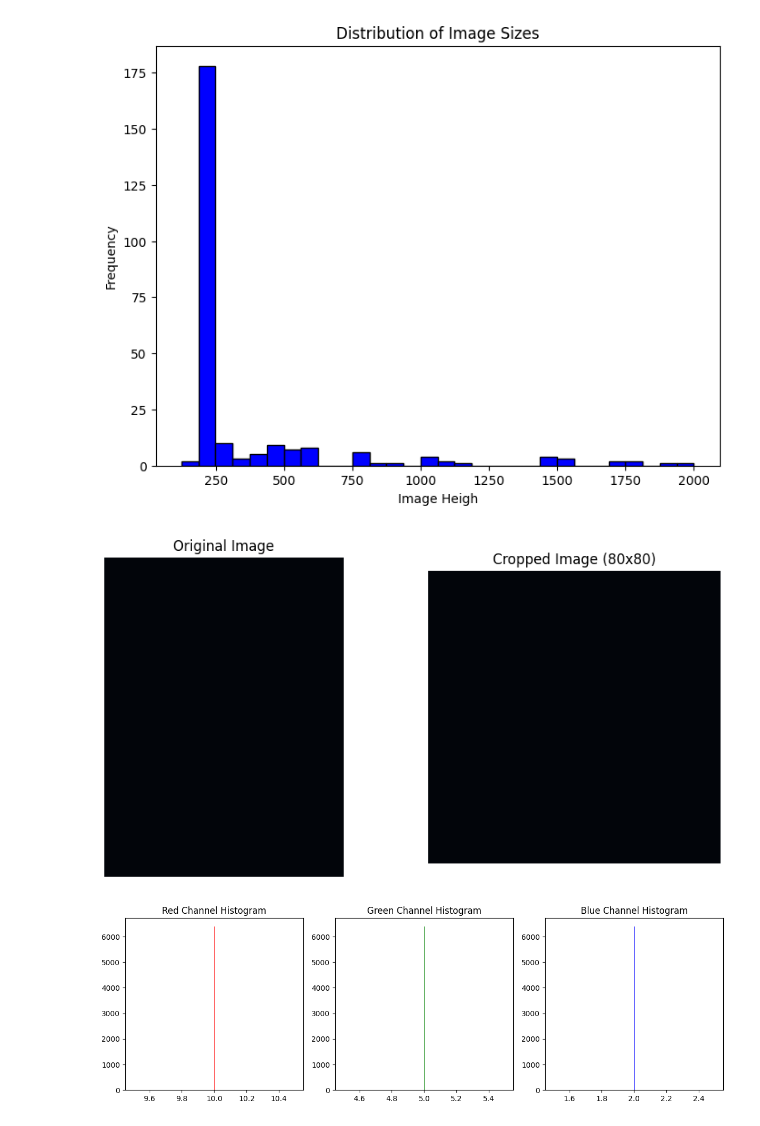
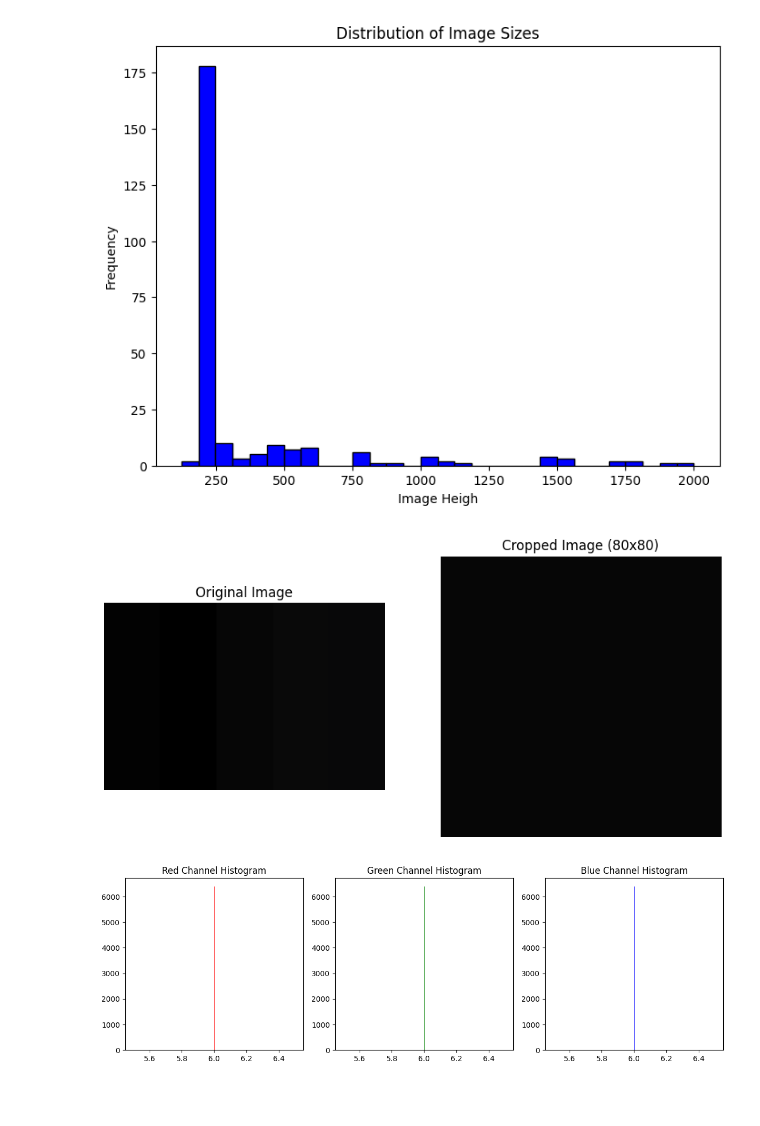
Before and after one commit to Frederik12345678/Color_Detection, a Jupyter notebook: notebooks/Data_analysis_2.ipynb, the cells around one changed output. Saved outputs shown, nothing was run; the diff lists cells and outputs as text; code cells hidden in the pictures; blank space fills up the shorter version.

```diff
--- a/notebooks/Data_analysis_2.ipynb
+++ b/notebooks/Data_analysis_2.ipynb
@@ -154,37 +154,43 @@ def crop_center(image, crop_size=(80, 80)):
     # Calculate the center coordinates
     start_x = (w - crop_w) // 2
     start_y = (h - crop_h) // 2
 
     # Crop the image
     cropped_image = image[start_y:start_y + crop_h, start_x:start_x + crop_w]
 
-    return cropped_image
+    mean_image_pixel = np.mean(np.mean(cropped_image,0),0)
 
-base_path="data/Basic_color_image_dataset/black/black17.png"
+    r = int(mean_image_pixel[0])
+    g = int(mean_image_pixel[1])
+    b = int(mean_image_pixel[2])
+
+    return cropped_image, [r,g,b]
+
+base_path="data/Basic_color_image_dataset/black/black22.png"
 image_path = parent_directory +"/"+base_path
 
 image = cv2.imread(image_path)
 
 # Crop the image
-cropped_image = crop_center(image)
+cropped_image, _ = crop_center(image)
 
 
 # Plot original and cropped images side by side
 plt.figure(figsize=(10, 5))
 
 plt.subplot(1, 2, 1)
 plt.imshow(image)
 plt.title("Original Image")
 plt.axis("off")
 
 plt.subplot(1, 2, 2)
 plt.imshow(cropped_image)
 plt.title("Cropped Image (80x80)")
 plt.axis("off")
 
 plt.show()
 # %% [output]
-[figure, old version]
+[figure, new version]
 # %%
 def plot_rgb_histograms(image):
     # Split the image into its RGB channels
```
Also changed, not shown: parts of 5 cells of this notebook, 6 other files.
